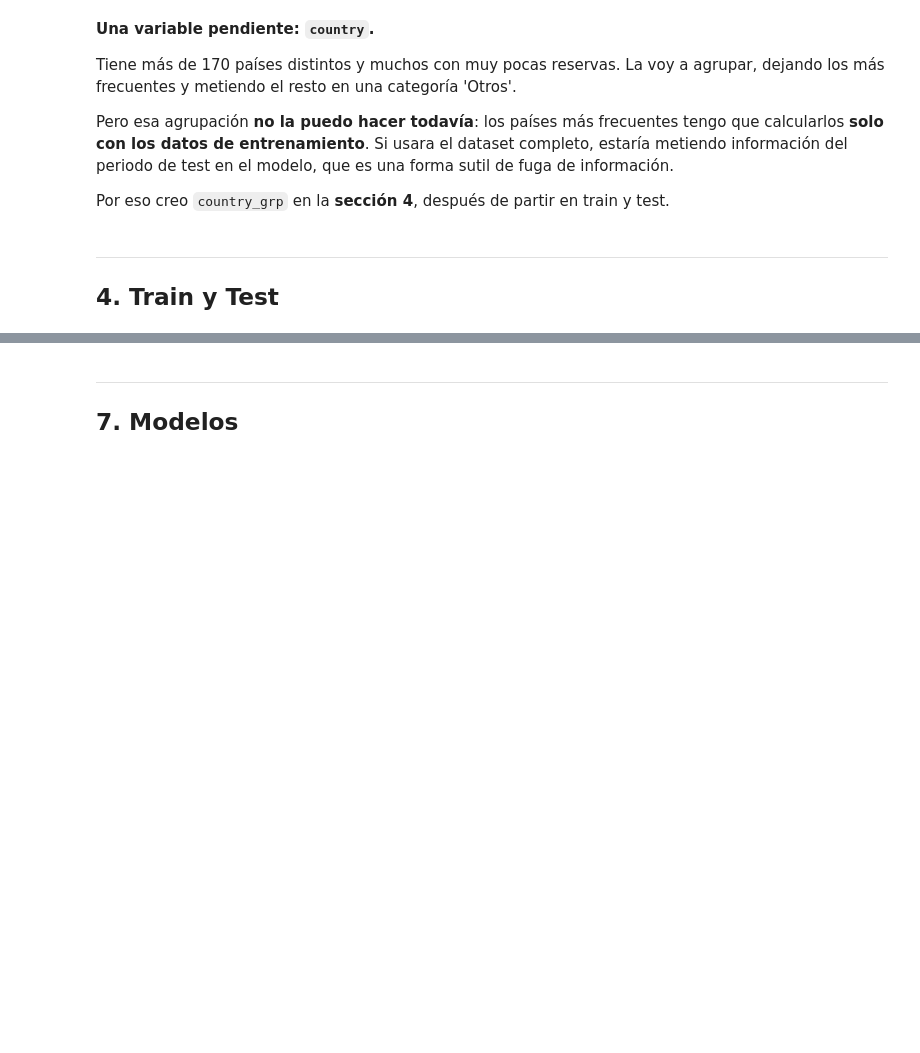
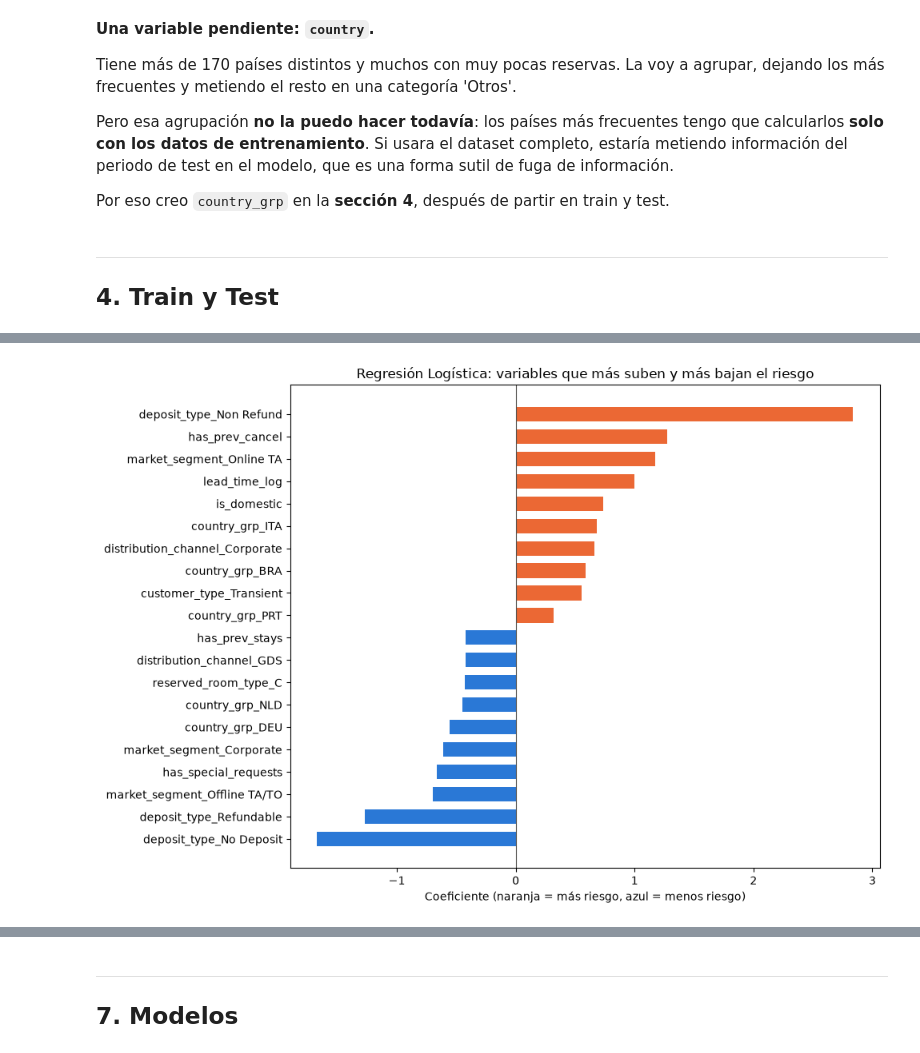
Before and after one commit to davidvilasiaba12345-a11y/Proyecto-Maching-Learning-David-Vila-Siaba, a Jupyter notebook: proyecto.ipynb, the cells around one changed output, grey strips where cells are left out. Drawn from its saved outputs; the diff is of its cells as text; code cells hidden in the pictures; blank space fills up the shorter version.

```diff
--- a/proyecto.ipynb
+++ b/proyecto.ipynb
@@ -759,0 +984,5 @@ Por eso creo `country_grp` en la **sección 4**, después de partir en train y t
+# %%
+# Me quedo solo con las variables finales
+X_train, X_test = X_train[VARS_CAT + VARS_NUM], X_test[VARS_CAT + VARS_NUM]
+FEATURES = VARS_CAT + VARS_NUM
+print(f'Variables finales del modelo: {len(FEATURES)}')
@@ -764,0 +1003,17 @@ El baseline sirve como cota inferior: cualquier modelo más complejo debe supera
+# %%
+# Métricas que calcularé para todos los modelos
+METRICAS = {'auc': 'roc_auc', 'pr_auc': 'average_precision', 'f1': 'f1', 'precision': 'precision', 'recall': 'recall'}
+
+def evaluar_cv(pipe, nombre):
+    """
+    Validación cruzada temporal de un pipeline. Devuelve la media de cada métrica.
+    """
+    r = cross_validate(pipe, X_train, y_train, cv=folds, scoring=METRICAS, n_jobs=-1)
+    resultado = {m: r[f'test_{m}'].mean() for m in METRICAS}
+    resultado['auc_std'] = r['test_auc'].std()      # Variabilidad entre folds
+    resultado['tiempo_s'] = r['fit_time'].mean()
+    return pd.Series(resultado, name=nombre)
+
+baseline = crear_pipeline(LogisticRegression(max_iter=3000, random_state=RANDOM_STATE))
+res_baseline = evaluar_cv(baseline, 'Regresión Logística (baseline)')
+res_baseline.to_frame().T.round(4)
@@ -764,0 +1047,20 @@ El baseline sirve como cota inferior: cualquier modelo más complejo debe supera
+# %%
+baseline.fit(X_train, y_train)
+
+# Recupero los nombres de las columnas que genera el preprocesado
+nombres = baseline.named_steps['prep'].get_feature_names_out()
+coefs = pd.Series(baseline.named_steps['modelo'].coef_[0], index=nombres)
+coefs.index = coefs.index.str.replace('cat__', '').str.replace('num__', '')
+
+# Las 10 que más suben el riesgo y las 10 que más lo bajan
+top_coefs = pd.concat([coefs.nlargest(10), coefs.nsmallest(10)]).sort_values()
+
+fig, ax = plt.subplots(figsize=(10, 7))
+ax.barh(top_coefs.index, top_coefs.values, color=[C_SI if v > 0 else C_NO for v in top_coefs.values], height=0.65)
+ax.axvline(0, color='#52514e', lw=0.8)
+ax.set_title('Regresión Logística: variables que más suben y más bajan el riesgo')
+ax.set_xlabel('Coeficiente (naranja = más riesgo, azul = menos riesgo)')
+plt.tight_layout()
+plt.show()
+# %% [output]
+[figure, added]
```
Also changed, not shown: parts of 43 cells of this notebook.
